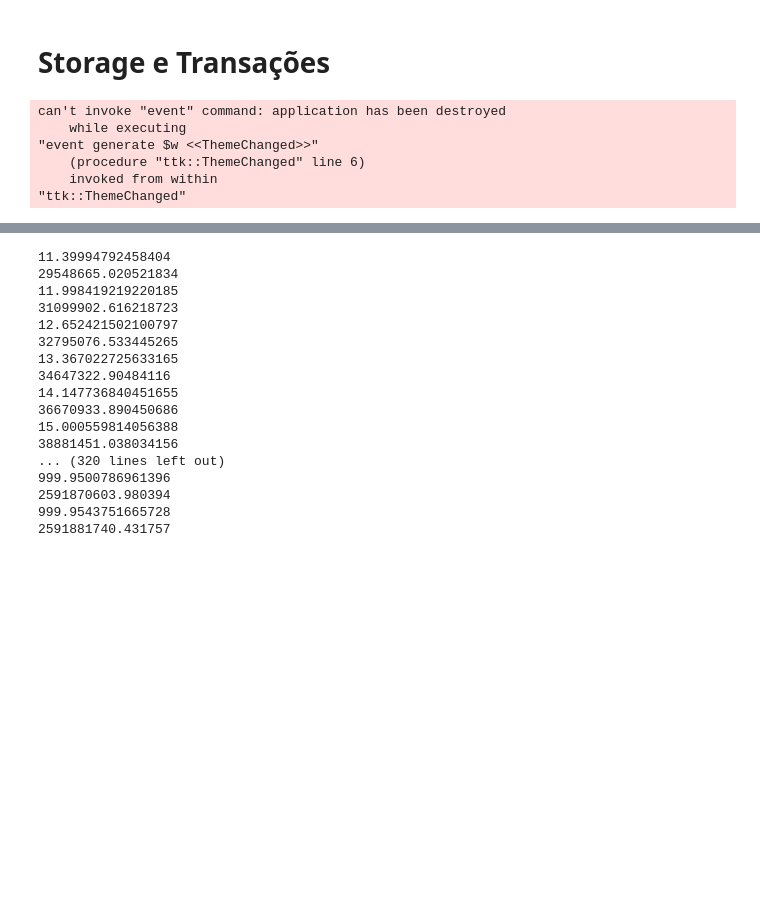
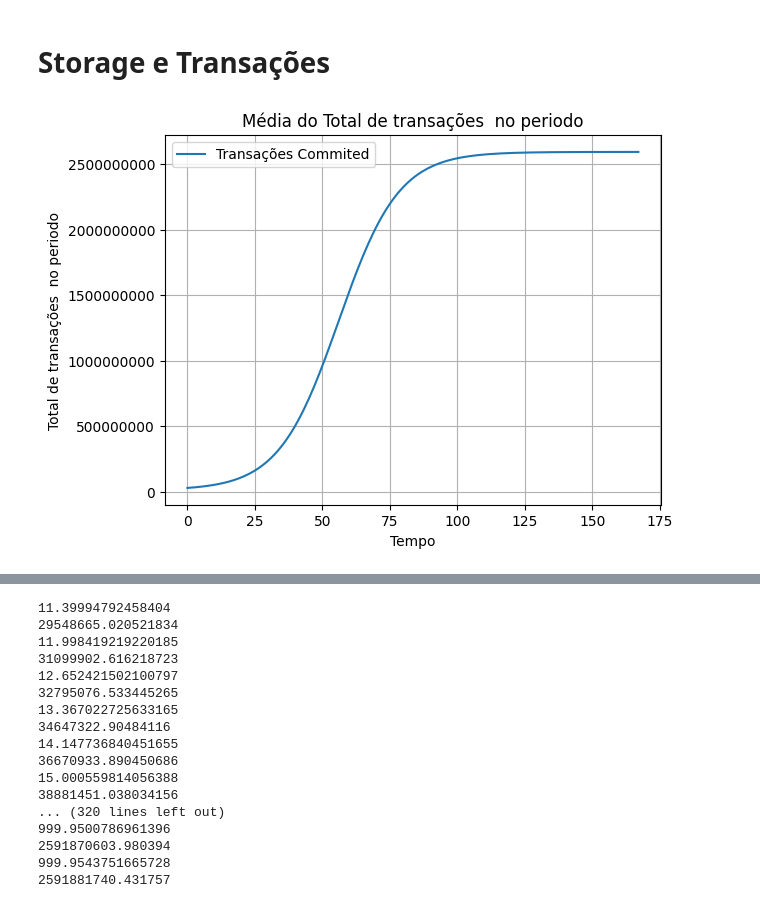
Before and after one commit to gilbertokoerbes/TCCII_Blockchain_Predict, a Jupyter notebook: predict.ipynb, the cells around one changed output, grey strips where cells are left out. Saved outputs shown, nothing was run; the diff lists cells and outputs as text; code cells hidden in the pictures; blank space fills up the shorter version.

```diff
--- a/predict.ipynb
+++ b/predict.ipynb
@@ -60,7 +56,7 @@ def expand_transations_by_period(predict_type, rate_transations_per_second):
     'DAY': lambda rate_transations_per_second: rate_transations_per_second * SECONDS_PER_DAY,
     'WEEK': lambda rate_transations_per_second: rate_transations_per_second * SECONDS_PER_DAY * 7,
     'MONTH': lambda rate_transations_per_second: rate_transations_per_second * SECONDS_PER_DAY * 30,
-    'YEAR': lambda rate_transations_per_second: rate_transations_per_second * SECONDS_PER_DAY * 30 * 12
+    'YEAR': lambda rate_transations_per_second: rate_transations_per_second * SECONDS_PER_DAY * 365
     }[predict_type](rate_transations_per_second)
 
 total_transactions_by_period = expand_transations_by_period(PREDICT_TYPE, AVG_RATE_TRANSACTIONS)
@@ -69,18 +68,13 @@ total_transactions_by_period = expand_transations_by_period(PREDICT_TYPE, AVG_RA
 # %%
 # Plotagem da soma do toal transações estimada no periodo
 fig, ax = plt.subplots()
-ax.plot(t, total_transactions_by_period, label='Média do Total de transações  no periodo')
+ax.plot(t, total_transactions_by_period, label='Transações Commited')
 ax.ticklabel_format(style='plain')
 ax.grid(True)
 plt.xlabel('Tempo')
 plt.ylabel('Total de transações  no periodo')
 plt.title('Média do Total de transações  no periodo')
 plt.legend()
 plt.show()
 # %% [output]
-can't invoke "event" command: application has been destroyed
-    while executing
-"event generate $w <<ThemeChanged>>"
-    (procedure "ttk::ThemeChanged" line 6)
-    invoked from within
-"ttk::ThemeChanged"
+[figure, added]
```
Also changed, not shown: parts of 42 cells of this notebook.
